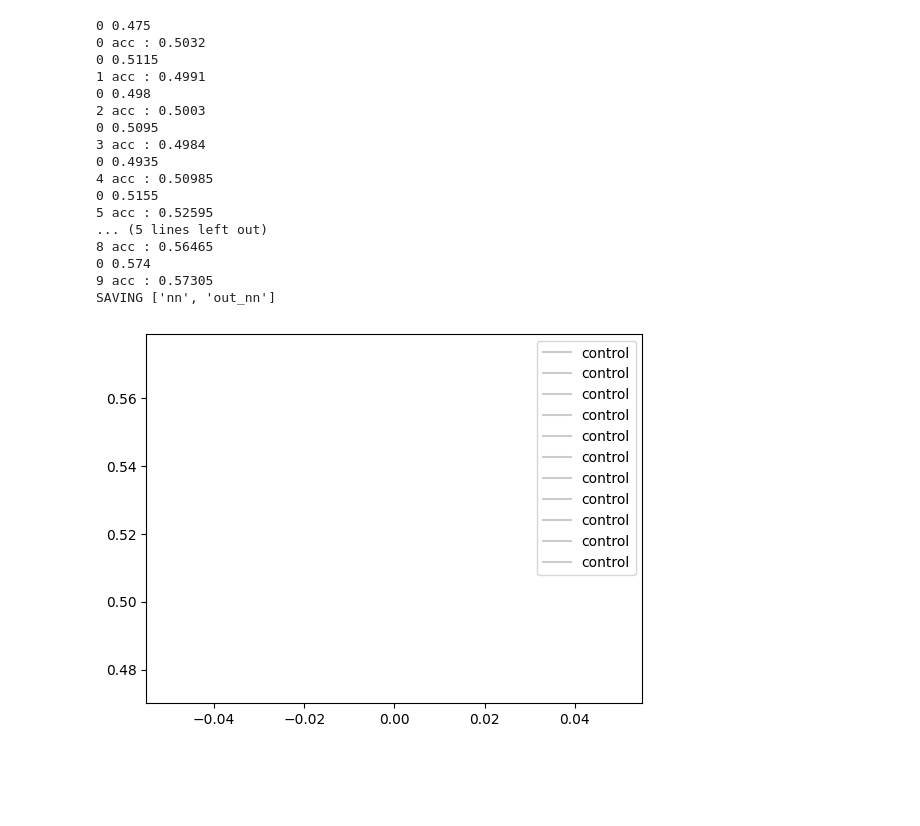
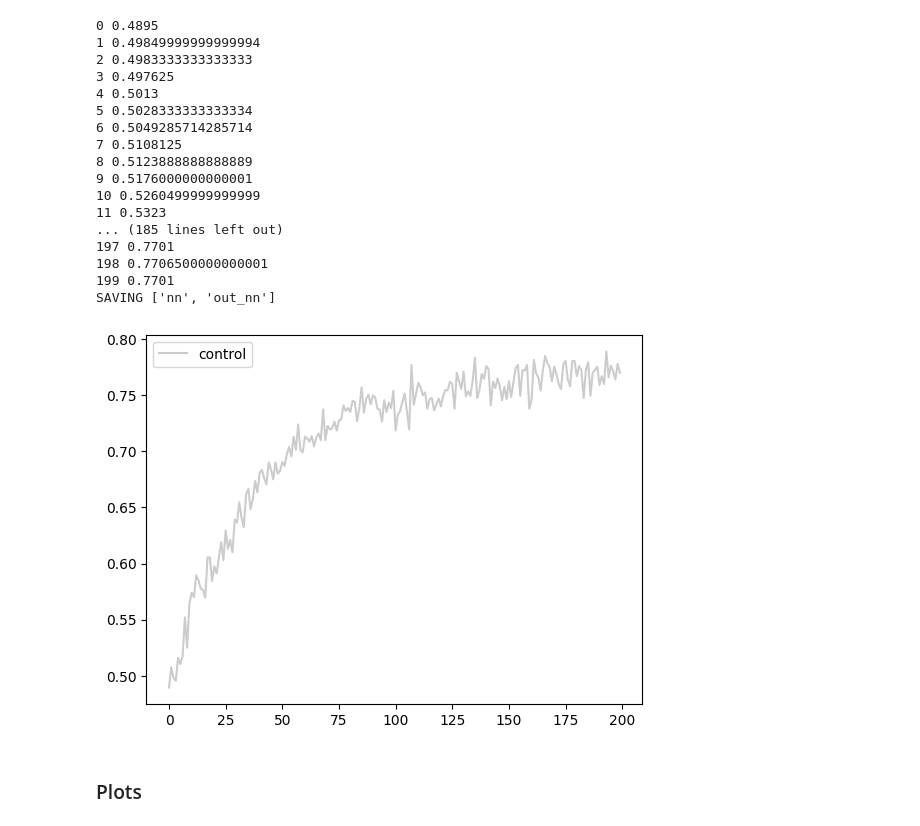
Before and after one commit to Nicolas-Yax/CATMAP-RNN, a Jupyter notebook: main.ipynb, the cells around one changed output. Saved outputs shown, nothing was run; the diff lists cells and outputs as text; code cells hidden in the pictures; blank space fills up the shorter version.

```diff
--- a/main.ipynb
+++ b/main.ipynb
@@ -85,28 +49,30 @@ def train(agent,env,nb_episodes=1):
 # %%
-curve = train(agent,env,10)
+agent.train(env,200,batch_size=batch_size,nb_fit=5,verbose=1)
 agent.save('UniversalRNN-'+str(condition))
 # %% [output]
-0 0.475
-0 acc : 0.5032
-0 0.5115
-1 acc : 0.4991
-0 0.498
-2 acc : 0.5003
-0 0.5095
-3 acc : 0.4984
-0 0.4935
-4 acc : 0.50985
-0 0.5155
-5 acc : 0.52595
-... (5 lines left out)
-8 acc : 0.56465
-0 0.574
-9 acc : 0.57305
+0 0.4895
+1 0.49849999999999994
+2 0.4983333333333333
+3 0.497625
+4 0.5013
+5 0.5028333333333334
+6 0.5049285714285714
+7 0.5108125
+8 0.5123888888888889
+9 0.5176000000000001
+10 0.5260499999999999
+11 0.5323
+... (185 lines left out)
+197 0.7701
+198 0.7706500000000001
+199 0.7701
 SAVING ['nn', 'out_nn']
 # %%
 #Plot accuracies
-plt.plot(range(len(curve)),curve,alpha=0.4,color='grey',label=condition)
+plt.plot(range(len(agent.scores)),agent.scores,alpha=0.4,color='grey',label=condition)
 plt.legend()
 plt.show()
 # %% [output]
-[figure, old version]
+[figure, new version]
+# %% [markdown]
+### Plots
```
Also changed, not shown: parts of 17 cells of this notebook, 1 other file.
